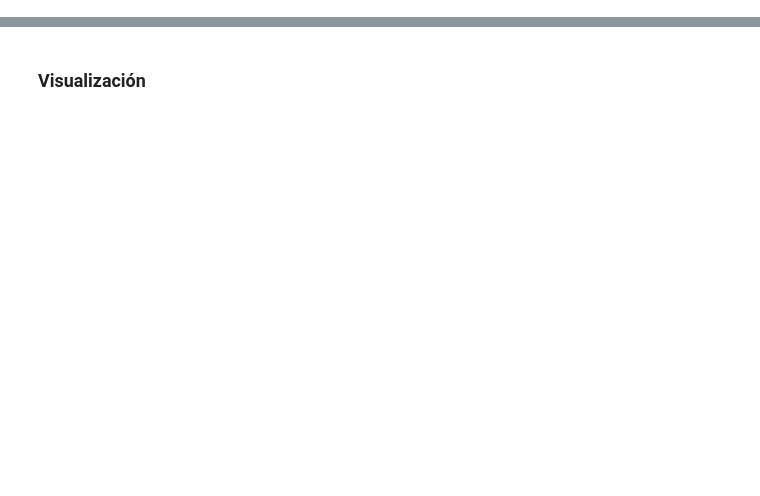
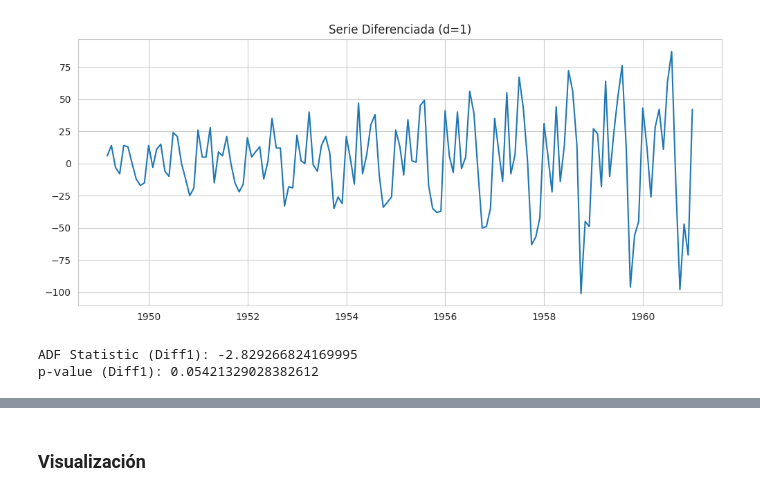
Before and after one commit to Caumel/time_series_course, a Jupyter notebook: Tema_4.ipynb, the cells around one changed output, grey strips where cells are left out. Cells and saved outputs as stored; diff of their text form; code cells hidden in the pictures; blank space fills up the shorter version.

```diff
--- a/Tema_4.ipynb
+++ b/Tema_4.ipynb
@@ -199,0 +183,16 @@ forecast = results2.predict(start=start, end=end, dynamic=False)
+# %%
+df_air['AirPassengers_diff'] = df_air['AirPassengers'].diff()
+df_air.dropna(inplace=True)
+
+plt.figure(figsize=(12,5))
+plt.plot(df_air.index, df_air['AirPassengers_diff'])
+plt.title('Serie Diferenciada (d=1)')
+plt.show()
+
+adf_result_diff = adfuller(df_air['AirPassengers_diff'])
+print("ADF Statistic (Diff1):", adf_result_diff[0])
+print("p-value (Diff1):", adf_result_diff[1])
+# %% [output]
+[figure, added]
+ADF Statistic (Diff1): -2.829266824169995
+p-value (Diff1): 0.05421329028382612
```
Also changed, not shown: parts of 47 cells of this notebook.
